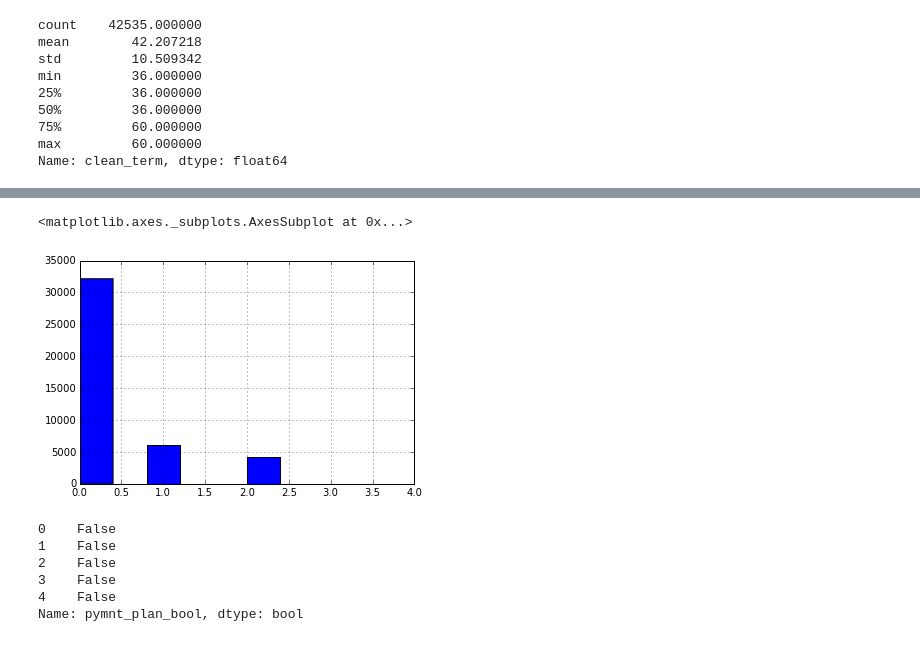
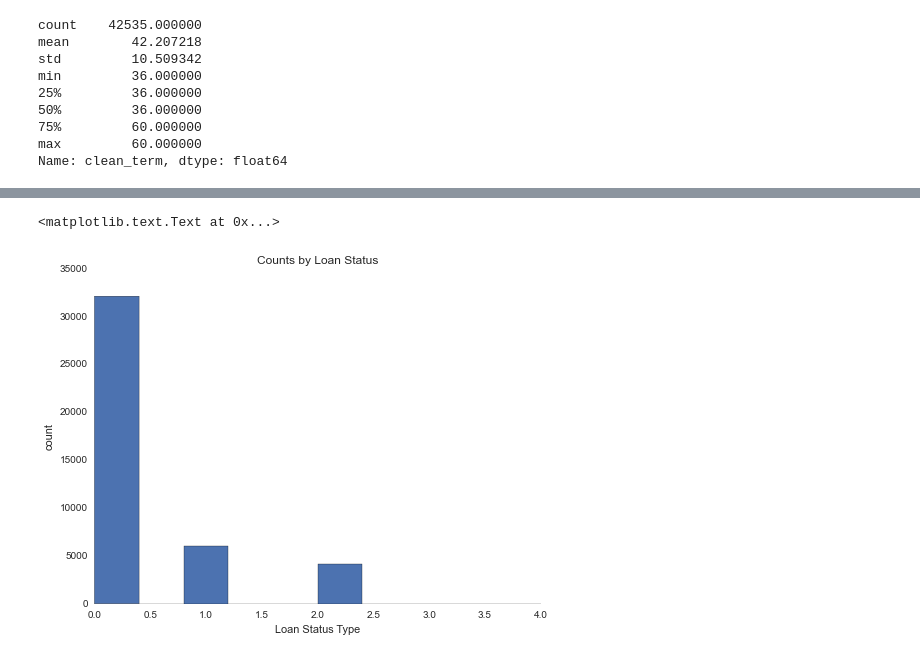
Before and after one commit to williamsnichols/DAT_20_Students, a Jupyter notebook: gblasius/Project/Project1_GPB.ipynb, the cells around one changed output, grey strips where cells are left out. Saved outputs shown, nothing was run; the diff lists cells and outputs as text; code cells hidden in the pictures.

```diff
--- a/gblasius/Project/Project1_GPB.ipynb
+++ b/gblasius/Project/Project1_GPB.ipynb
@@ -165,50 +200,45 @@ lcd['is_inc_v_bool']= (lcd['is_inc_v']== 'Verified') | (lcd['is_inc_v'] =='Sourc
 #  'In Grace Period' 'Late (16-30 days)'
 # 'Does not meet the credit policy.  Status:Current'
 # 'Does not meet the credit policy.  Status:Charged Off'
 # 'Does not meet the credit policy.  Status:Fully Paid'
 # 'Does not meet the credit policy.  Status:Late (16-30 days)'
 # 'Does not meet the credit policy.  Status:In Grace Period'
 # 'Does not meet the credit policy.  Status:Late (31-120 days)']
 
 # This will become our Response variable (y)
 
 # Create a calculated feature which simplifies the accounting.
 # Fold anything <30 days delinquent into current
 # Fold any other delinquency not defaulted into delinquent
 # Fold 'Does not meet the Credit Policy' into similar category for other loans
 # 0 = Fully paid
 # 1 = Charged off
 # 2 = Current
 # 3 = Default
 # 4 = Late
 
 lcd['loan_status_int']=lcd['loan_status'].map({'Fully Paid':0,'Charged Off':1,'Current':2,'Default':3,
                             'Late (31-120days)':4,'In Grace Period':2,'Late (16-30 days)':2,
                             'Does not meet the credit policy.  Status:Current':2,
                             'Does not meet the credit policy.  Status:Charged Off':1,
                             'Does not meet the credit policy.  Status:Fully Paid':0,
                             'Does not meet the credit policy.  Status:Late (16-30 days)':2,
                             'Does not meet the credit policy.  Status:In Grace Period':0,
                             'Does not meet the credit policy.  Status:Late (31-120 days)':4})
 
-lcd['loan_status_int'].hist()
+lcd['loan_status_int'].hist(figsize=(8, 6))
+plt.xlabel('Loan Status Type')
+plt.ylabel('count')
+plt.title('Counts by Loan Status')
 # %% [output]
-<matplotlib.axes._subplots.AxesSubplot at 0x...>
+<matplotlib.text.Text at 0x...>
-[figure, old version]
+[figure, new version]
 # %%
 # print lcd['pymnt_plan'].unique()
 # ['n' 'y']
 
 # Set up calculated feature which is boolean
 lcd['pymnt_plan_bool']= (lcd['pymnt_plan']=='y').astype(bool)
-lcd['pymnt_plan_bool'].head()
-# %% [output]
-0    False
-1    False
-2    False
-3    False
-4    False
-Name: pymnt_plan_bool, dtype: bool
 # %%
 # print lcd['purpose'].unique()
 # ['credit_card' 'car' 'small_business' 'other' 'wedding'
```
Also changed, not shown: parts of 11 cells of this notebook.
